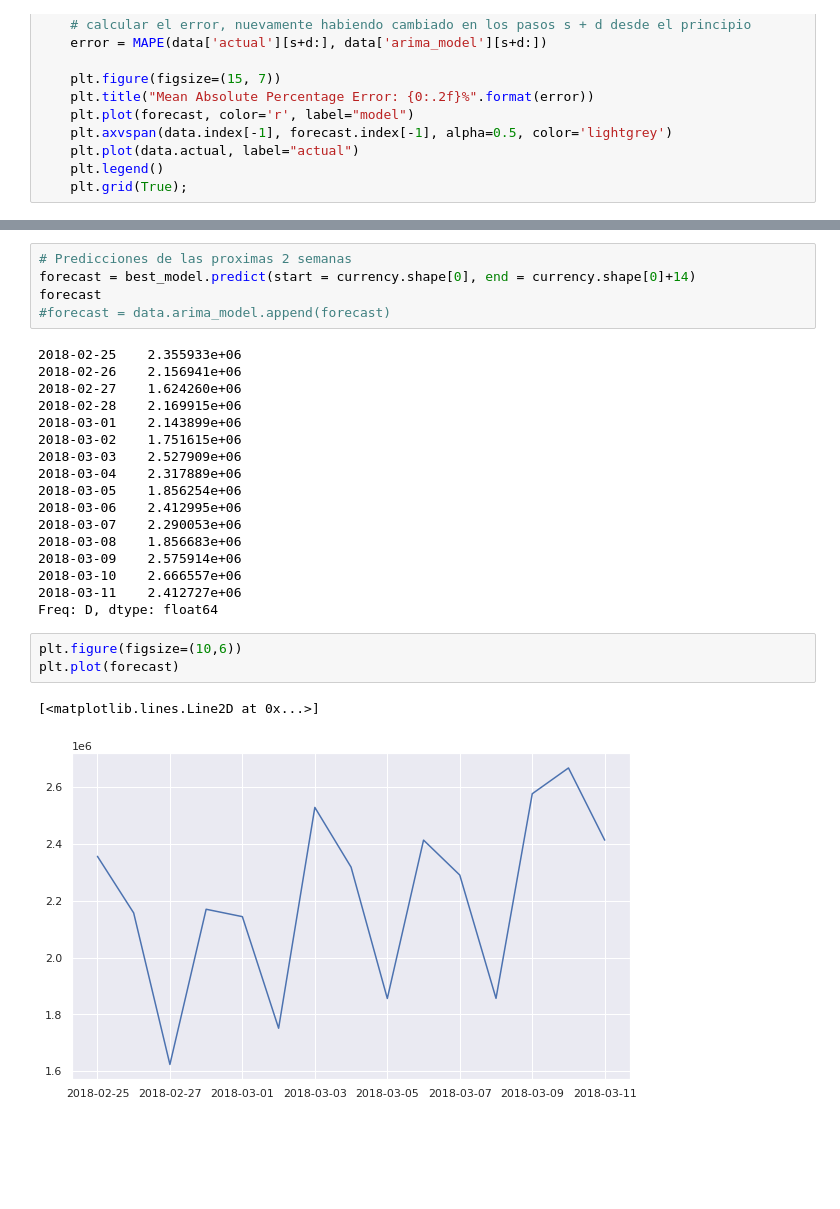
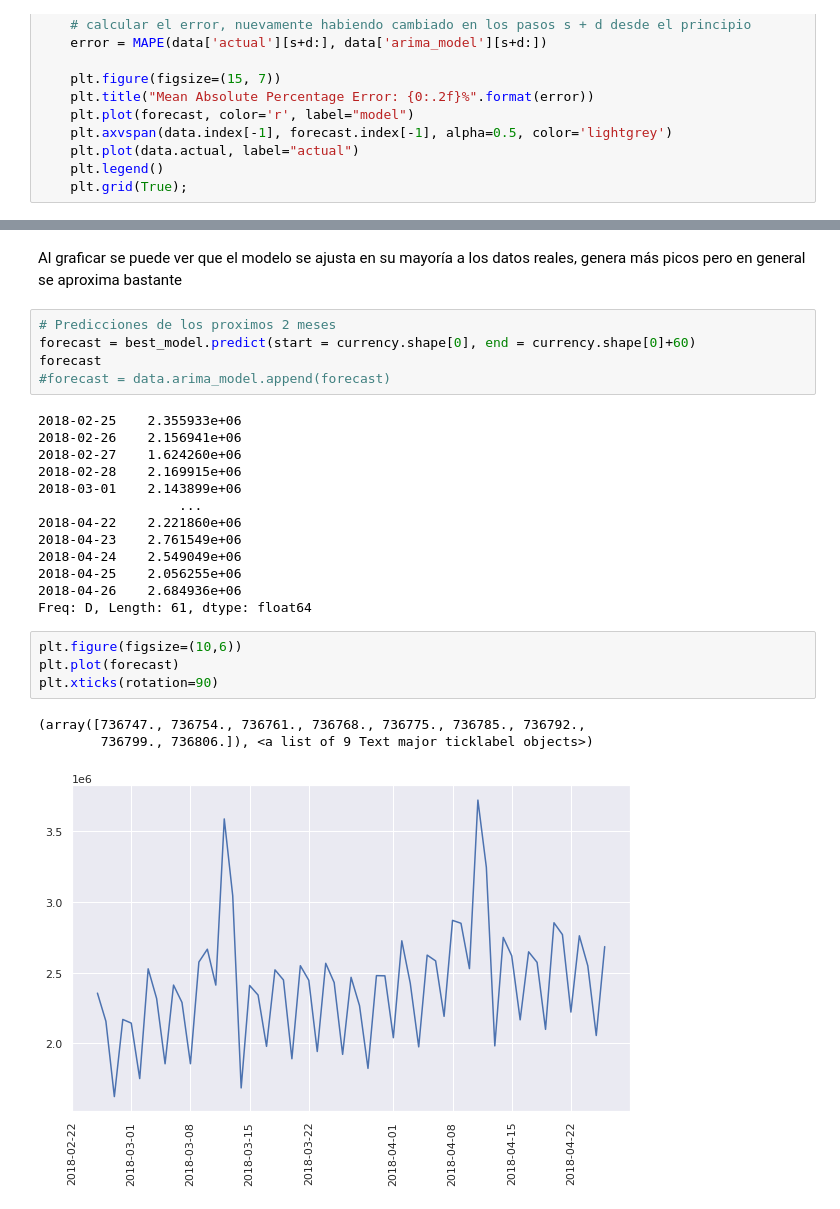
Before and after one commit to nicollcr/Nicoll_CrespoRoncallo_KC, a Jupyter notebook: SEMANA10/Taller_10_NicollCrespo.ipynb, the cells around one changed output, grey strips where cells are left out. Cells and saved outputs as stored; diff of their text form; blank space fills up the shorter version.

```diff
--- a/SEMANA10/Taller_10_NicollCrespo.ipynb
+++ b/SEMANA10/Taller_10_NicollCrespo.ipynb
@@ -934,6 +947,8 @@ def plotSARIMA(series, model, n_steps):
+# %% [markdown]
+Al graficar se puede ver que el modelo se ajusta en su mayoría a los datos reales, genera más picos pero en general se aproxima bastante
 # %%
-# Predicciones de las proximas 2 semanas
-forecast = best_model.predict(start = currency.shape[0], end = currency.shape[0]+14)
+# Predicciones de los proximos 2 meses
+forecast = best_model.predict(start = currency.shape[0], end = currency.shape[0]+60)
 forecast
 #forecast = data.arima_model.append(forecast)
 # %% [output]
@@ -942,20 +957,18 @@ forecast
 2018-02-27    1.624260e+06
 2018-02-28    2.169915e+06
 2018-03-01    2.143899e+06
-2018-03-02    1.751615e+06
-2018-03-03    2.527909e+06
-2018-03-04    2.317889e+06
-2018-03-05    1.856254e+06
-2018-03-06    2.412995e+06
-2018-03-07    2.290053e+06
-2018-03-08    1.856683e+06
-2018-03-09    2.575914e+06
-2018-03-10    2.666557e+06
-2018-03-11    2.412727e+06
-Freq: D, dtype: float64
+                  ...
+2018-04-22    2.221860e+06
+2018-04-23    2.761549e+06
+2018-04-24    2.549049e+06
+2018-04-25    2.056255e+06
+2018-04-26    2.684936e+06
+Freq: D, Length: 61, dtype: float64
 # %%
 plt.figure(figsize=(10,6))
 plt.plot(forecast)
+plt.xticks(rotation=90)
 # %% [output]
-[<matplotlib.lines.Line2D at 0x...>]
+(array([736747., 736754., 736761., 736768., 736775., 736785., 736792.,
+        736799., 736806.]), <a list of 9 Text major ticklabel objects>)
-[figure, old version]
+[figure, new version]
```
Also changed, not shown: parts of 4 cells of this notebook.
